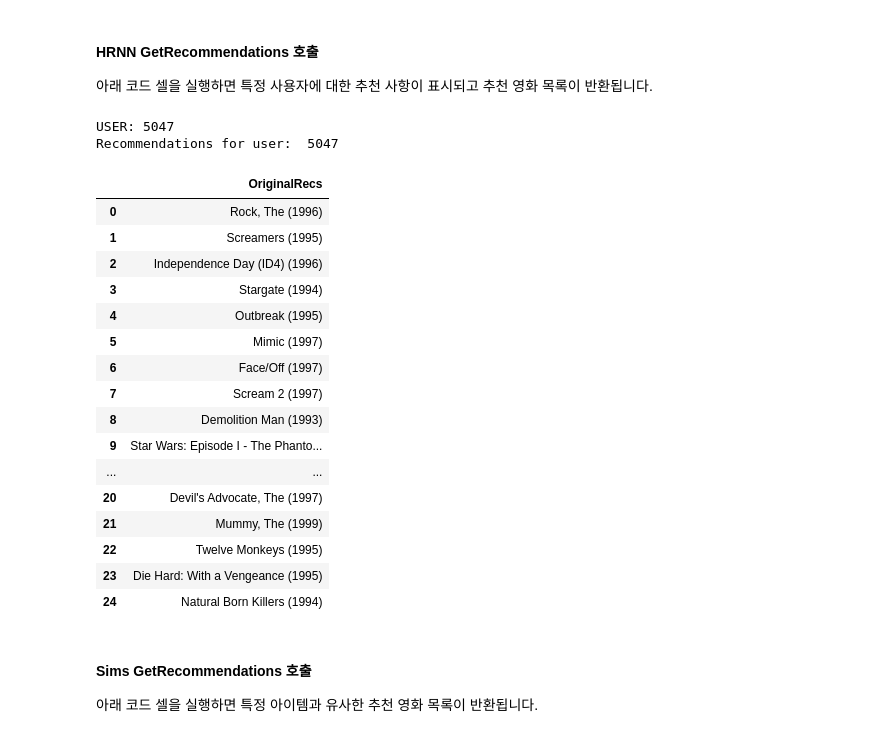
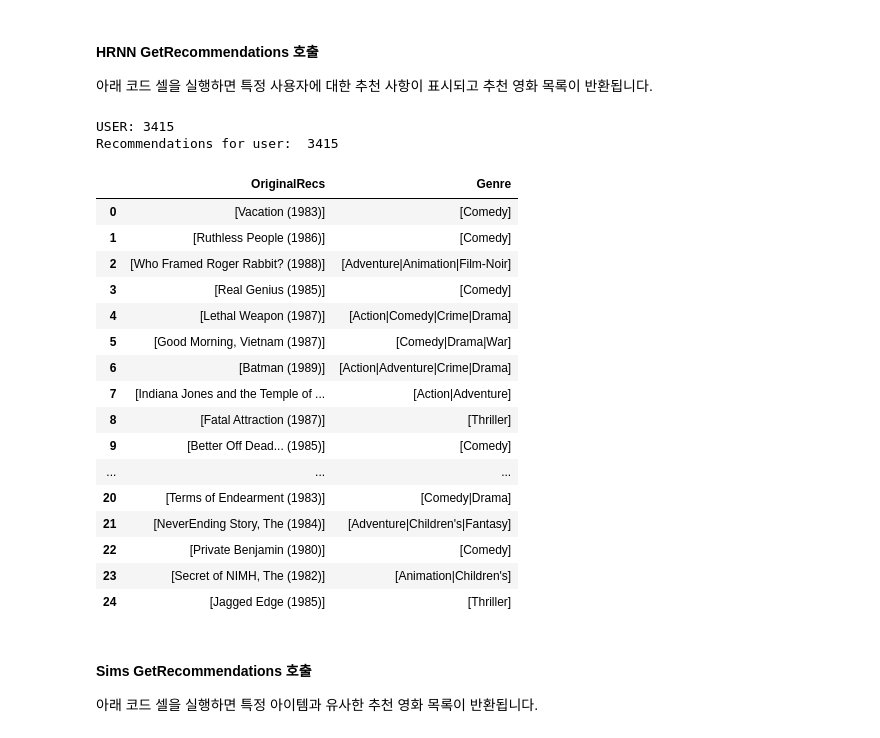
Before and after one commit to gonsoomoon-ml/personalize, a Jupyter notebook: movielens_getting_started/4.2.getRec_Campaigns.ipynb, the cells around one changed output. Drawn from its saved outputs; the diff is of its cells as text; code cells hidden in the pictures.

```diff
--- a/movielens_getting_started/4.2.getRec_Campaigns.ipynb
+++ b/movielens_getting_started/4.2.getRec_Campaigns.ipynb
@@ -53,55 +53,73 @@ def get_movie_title(movie_id):
     movie_id = int(movie_id)
     movie_title=items[items['ITEM_ID']==movie_id]['TITLE']
     return (movie_title.tolist())
+
+def get_movie_genre(movie_id):
+    """
+    Takes in an ID, returns a genre
+    """
+    movie_id = int(movie_id)
+    movie_genre=items[items['ITEM_ID']==movie_id]['GENRE']
+    return (movie_genre.tolist())
 # %% [markdown]
 #### HRNN GetRecommendations 호출
 
 아래 코드 셀을 실행하면 특정 사용자에 대한 추천 사항이 표시되고 추천 영화 목록이 반환됩니다.
+# %%
+# Help 함수
+def rec_item_list(item_list):
+    recommendation_title_list = []
+    recommendation_genre_list = []
+    # recommendation_id_list=[]
+    for item in item_list:
+        title = get_movie_title(item['itemId'])
+        genre = get_movie_genre(item['itemId'])
+        recommendation_title_list.append(title)
+        recommendation_genre_list.append(genre)
+
+    recommendations_df = pd.DataFrame(data={'OriginalRecs':recommendation_title_list,
+                                            'Genre': recommendation_genre_list})
+    return recommendations_df
 # %%
-df=pd.read_csv(interaction_filename)
+df=pd.read_csv(warm_train_interaction_filename)
 
 # Getting a random user:
 user_id, item_id, _,_,_ = df.sample().values[0]
 print("USER: {}".format(user_id))
 
 get_recommendations_response = personalize_runtime.get_recommendations(
     campaignArn = hrnn_campaign_arn,
     userId = str(user_id),
 )
 # Update DF rendering
 pd.set_option('display.max_rows', 30)
 
 print("Recommendations for user: ", user_id)
 
 item_list = get_recommendations_response['itemList']
-recommendation_title_list = []
-recommendation_id_list=[]
-for item in item_list:
-    title = get_movie_title(item['itemId'])
-    recommendation_title_list.append(title)
-    recommendation_id_list.append(item['itemId'])
-recommendations_df = pd.DataFrame(recommendation_title_list, columns = ['OriginalRecs'])
+
+recommendations_df = rec_item_list(item_list)
 recommendations_df
 # %% [output]
-USER: 5047
-Recommendations for user:  5047
+USER: 3415
+Recommendations for user:  3415
-|  | OriginalRecs |
-| 0 | Rock, The (1996) |
-| 1 | Screamers (1995) |
-| 2 | Independence Day (ID4) (1996) |
-| 3 | Stargate (1994) |
-| 4 | Outbreak (1995) |
-| 5 | Mimic (1997) |
-| 6 | Face/Off (1997) |
-| 7 | Scream 2 (1997) |
-| 8 | Demolition Man (1993) |
-| 9 | Star Wars: Episode I - The Phanto... |
-| ... | ... |
-| 20 | Devil's Advocate, The (1997) |
-| 21 | Mummy, The (1999) |
-| 22 | Twelve Monkeys (1995) |
-| 23 | Die Hard: With a Vengeance (1995) |
-| 24 | Natural Born Killers (1994) |
+|  | OriginalRecs | Genre |
+| 0 | [Vacation (1983)] | [Comedy] |
+| 1 | [Ruthless People (1986)] | [Comedy] |
+| 2 | [Who Framed Roger Rabbit? (1988)] | [Adventure|Animation|Film-Noir] |
+| 3 | [Real Genius (1985)] | [Comedy] |
+| 4 | [Lethal Weapon (1987)] | [Action|Comedy|Crime|Drama] |
+| 5 | [Good Morning, Vietnam (1987)] | [Comedy|Drama|War] |
+| 6 | [Batman (1989)] | [Action|Adventure|Crime|Drama] |
+| 7 | [Indiana Jones and the Temple of ... | [Action|Adventure] |
+| 8 | [Fatal Attraction (1987)] | [Thriller] |
+| 9 | [Better Off Dead... (1985)] | [Comedy] |
+| ... | ... | ... |
+| 20 | [Terms of Endearment (1983)] | [Comedy|Drama] |
+| 21 | [NeverEnding Story, The (1984)] | [Adventure|Children's|Fantasy] |
+| 22 | [Private Benjamin (1980)] | [Comedy] |
+| 23 | [Secret of NIMH, The (1982)] | [Animation|Children's] |
+| 24 | [Jagged Edge (1985)] | [Thriller] |
 # %% [markdown]
 #### Sims GetRecommendations 호출
 아래 코드 셀을 실행하면 특정 아이템과 유사한 추천 영화 목록이 반환됩니다.
```
Also changed, not shown: parts of 5 cells of this notebook, 3 other files.
